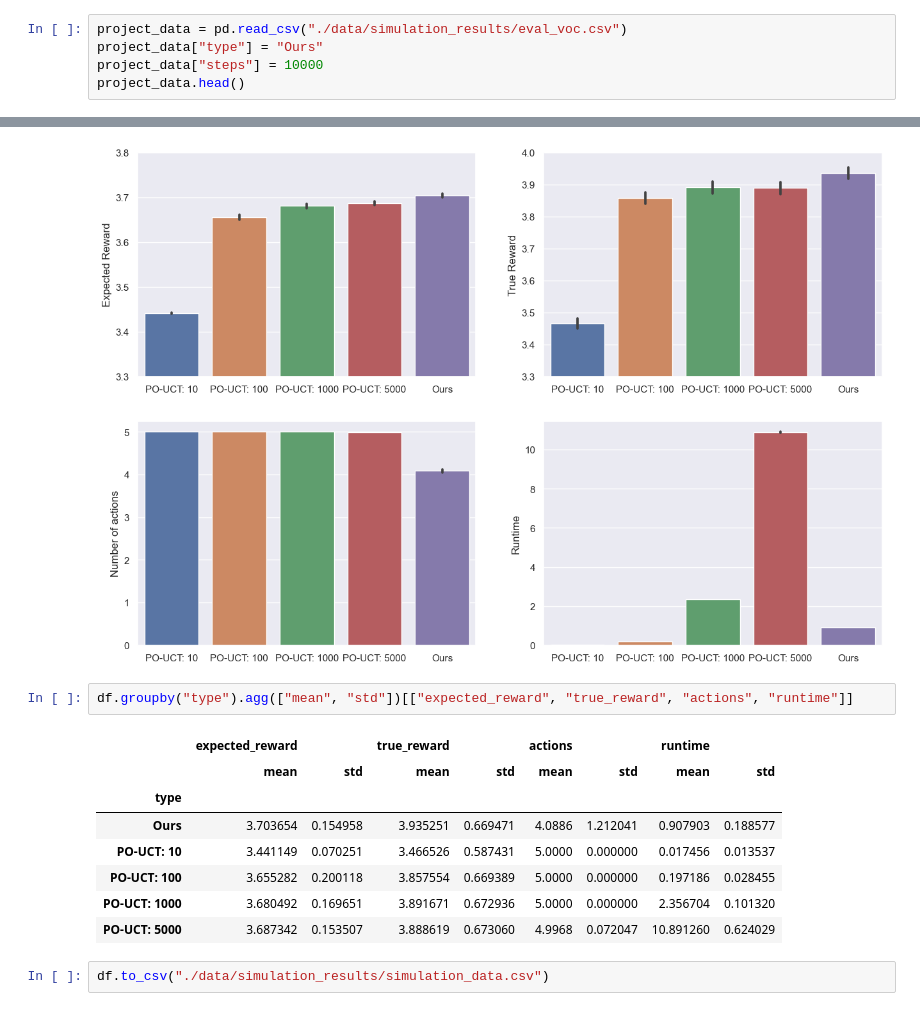
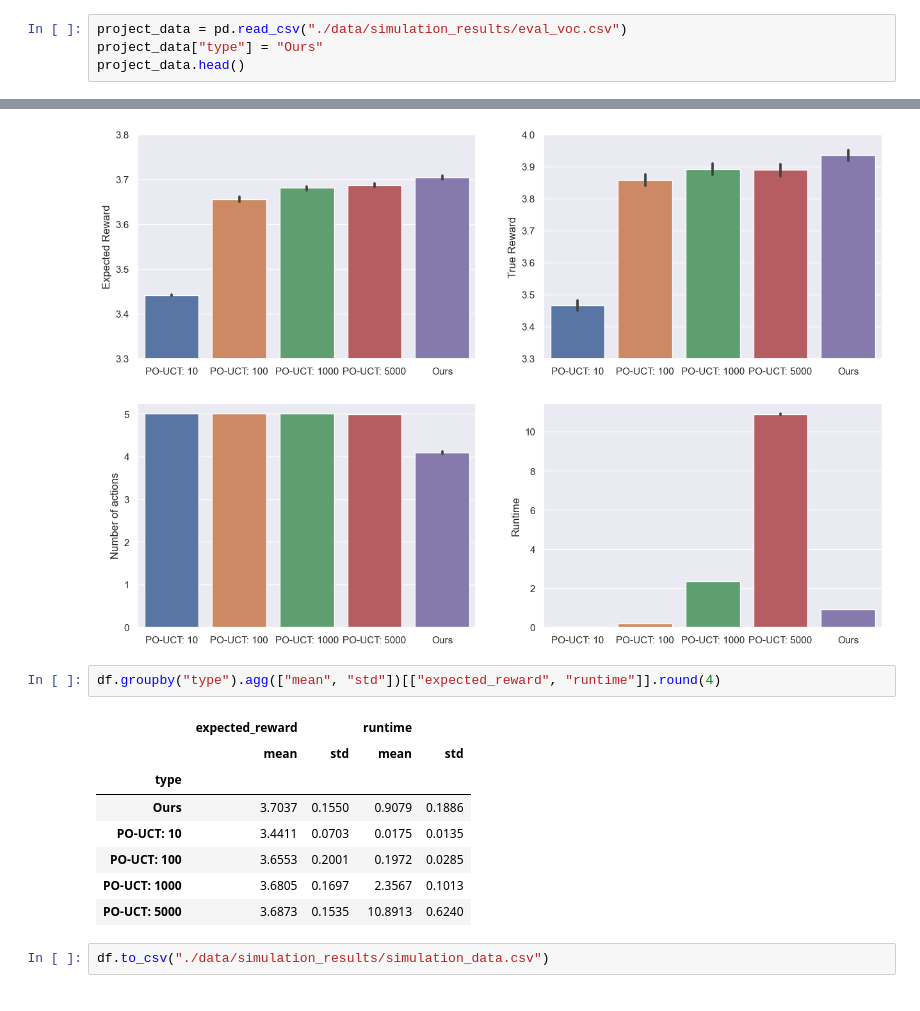
Before and after one commit to lovis-heindrich/MGPS-project-selection, a Jupyter notebook: analysis_simulations.ipynb, the cells around one changed output, grey strips where cells are left out. Saved outputs shown, nothing was run; the diff lists cells and outputs as text.

```diff
--- a/analysis_simulations.ipynb
+++ b/analysis_simulations.ipynb
@@ -28,6 +28,5 @@ pouct_data.head()
 # %%
 project_data = pd.read_csv("./data/simulation_results/eval_voc.csv")
 project_data["type"] = "Ours"
-project_data["steps"] = 10000
 project_data.head()
 # %% [output]
@@ -76,15 +74,15 @@ g.set_xlabel("")
 Text(0.5, 0, '')
 [figure]
 # %%
-df.groupby("type").agg(["mean", "std"])[["expected_reward", "true_reward", "actions", "runtime"]]
+df.groupby("type").agg(["mean", "std"])[["expected_reward", "runtime"]].round(4)
 # %% [output]
-|  | expected_reward |  | true_reward |  | actions |  | runtime |  |
-|  | mean | std | mean | std | mean | std | mean | std |
-| type |  |  |  |  |  |  |  |  |
-| Ours | 3.703654 | 0.154958 | 3.935251 | 0.669471 | 4.0886 | 1.212041 | 0.907903 | 0.188577 |
-| PO-UCT: 10 | 3.441149 | 0.070251 | 3.466526 | 0.587431 | 5.0000 | 0.000000 | 0.017456 | 0.013537 |
-| PO-UCT: 100 | 3.655282 | 0.200118 | 3.857554 | 0.669389 | 5.0000 | 0.000000 | 0.197186 | 0.028455 |
-| PO-UCT: 1000 | 3.680492 | 0.169651 | 3.891671 | 0.672936 | 5.0000 | 0.000000 | 2.356704 | 0.101320 |
-| PO-UCT: 5000 | 3.687342 | 0.153507 | 3.888619 | 0.673060 | 4.9968 | 0.072047 | 10.891260 | 0.624029 |
+|  | expected_reward |  | runtime |  |
+|  | mean | std | mean | std |
+| type |  |  |  |  |
+| Ours | 3.7037 | 0.1550 | 0.9079 | 0.1886 |
+| PO-UCT: 10 | 3.4411 | 0.0703 | 0.0175 | 0.0135 |
+| PO-UCT: 100 | 3.6553 | 0.2001 | 0.1972 | 0.0285 |
+| PO-UCT: 1000 | 3.6805 | 0.1697 | 2.3567 | 0.1013 |
+| PO-UCT: 5000 | 3.6873 | 0.1535 | 10.8913 | 0.6240 |
 # %%
 df.to_csv("./data/simulation_results/simulation_data.csv")
```
Also changed, not shown: parts of 2 cells of this notebook, 5 other files.
